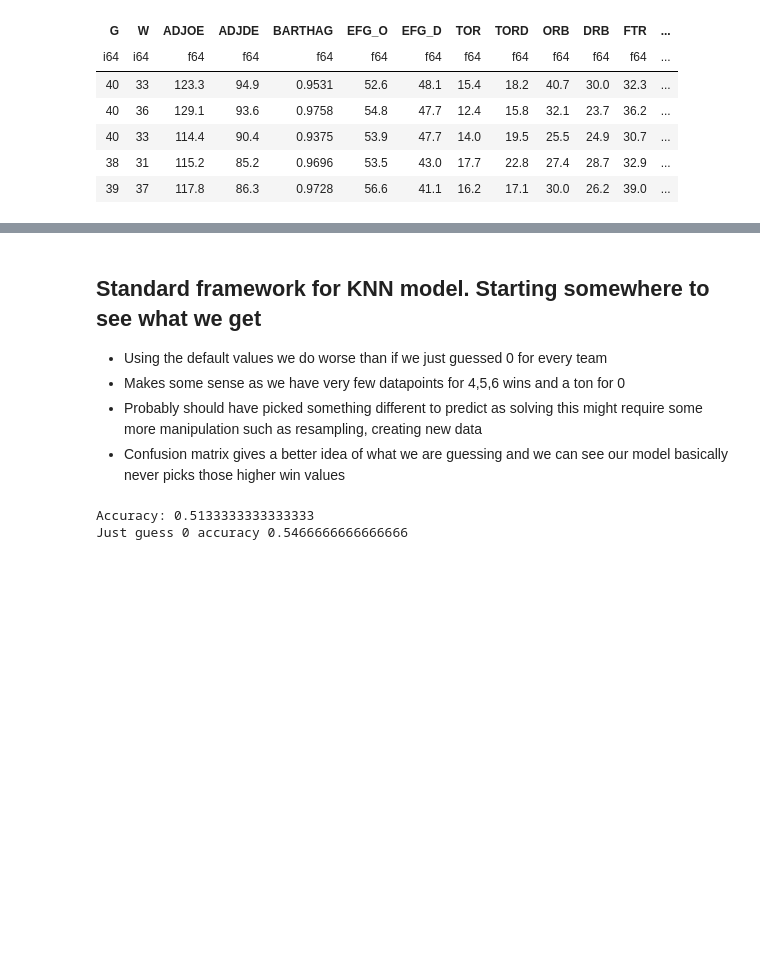
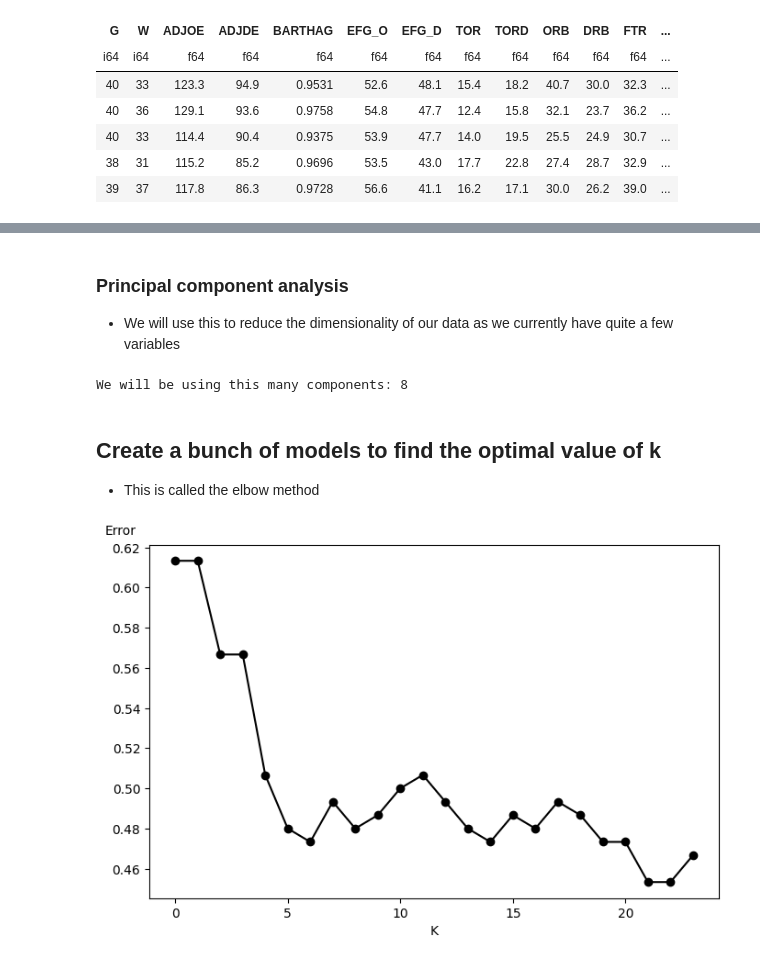
Before and after one commit to ryan-algier/basketball_bracket, a Jupyter notebook: code/knn.ipynb, the cells around one changed output, grey strips where cells are left out. Drawn from its saved outputs; the diff is of its cells as text; code cells hidden in the pictures; blank space fills up the shorter version.

```diff
--- a/code/knn.ipynb
+++ b/code/knn.ipynb
@@ -43,27 +38,35 @@ scaler = StandardScaler()
 ## use fit transform for training to learn the transformations and just transform for the rest
 x_train = scaler.fit_transform(x_train)
 x_test = scaler.transform(x_test)
-# %% [markdown]
-## Standard framework for KNN model. Starting somewhere to see what we get
-* Using the default values we do worse than if we just guessed 0 for every team
-* Makes some sense as we have very few datapoints for 4,5,6 wins and a ton for 0
-* Probably should have picked something different to predict as solving this might require some more manipulation such as resampling, creating new data
-* Confusion matrix gives a better idea of what we are guessing and we can see our model basically never picks those higher win values
-# %%
-knn = KNeighborsClassifier(n_neighbors=5)
-knn.fit(x_train, y_train)
-# Make predictions on the test set
-y_pred = knn.predict(x_test)
-
-# Evaluate the model's accuracy
-accuracy = accuracy_score(y_test, y_pred)
-print('Accuracy:', accuracy)
-
-## accuracy of picking the most frequent
-most_freq_value = y_test['POSTSEASON_WINS'].value_counts(sort = True, name = 'count')['count'][0]
-total = len(y_test)
-guess_most_freq_acc = most_freq_value / total
-print('Just guess 0 accuracy', guess_most_freq_acc)
-# %% [output]
-Accuracy: 0.5133333333333333
-Just guess 0 accuracy 0.5466666666666666
+# %% [markdown]
+### Principal component analysis
+* We will use this to reduce the dimensionality of our data as we currently have quite a few variables
+# %%
+## we can set the value to .8 so we ensure we are explaining 80% of the variance
+pca = PCA(.8)
+
+x_train_pca = pca.fit_transform(x_train)
+x_test_pca = pca.transform(x_test)
+print('We will be using this many components:', pca.n_components_)
+# %% [output]
+We will be using this many components: 8
+# %% [markdown]
+## Create a bunch of models to find the optimal value of k
+* This is called the elbow method
+# %%
+## using 10 fold cross validation error to find optimal K
+
+errors = []
+for i in range (1, 25):
+      knn = KNeighborsClassifier(n_neighbors=i, weights = 'distance')
+      score = cross_val_score(knn, x_test_pca, y_test, cv=10)
+      errors.append(1-score.mean())
+
+
+fig, ax = plt.subplots(figsize = (8,5))
+plt.plot(errors, color = 'black', marker = 'o')
+plt.xlabel('K')
+plt.ylabel('Error', rotation = 0)
+ax.yaxis.set_label_coords(-0.05,1.02)
+# %% [output]
+[figure, added]
```
Also changed, not shown: parts of 19 cells of this notebook, 1 other file.
